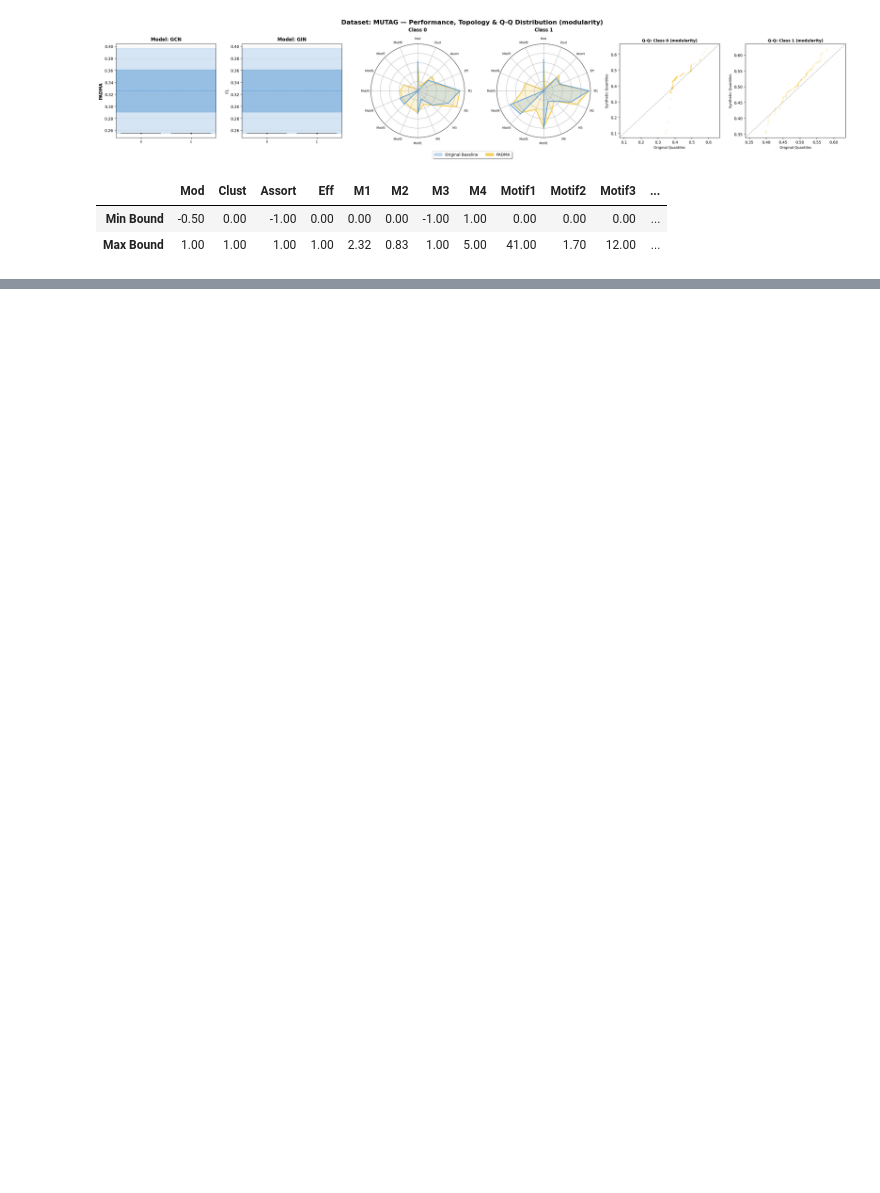
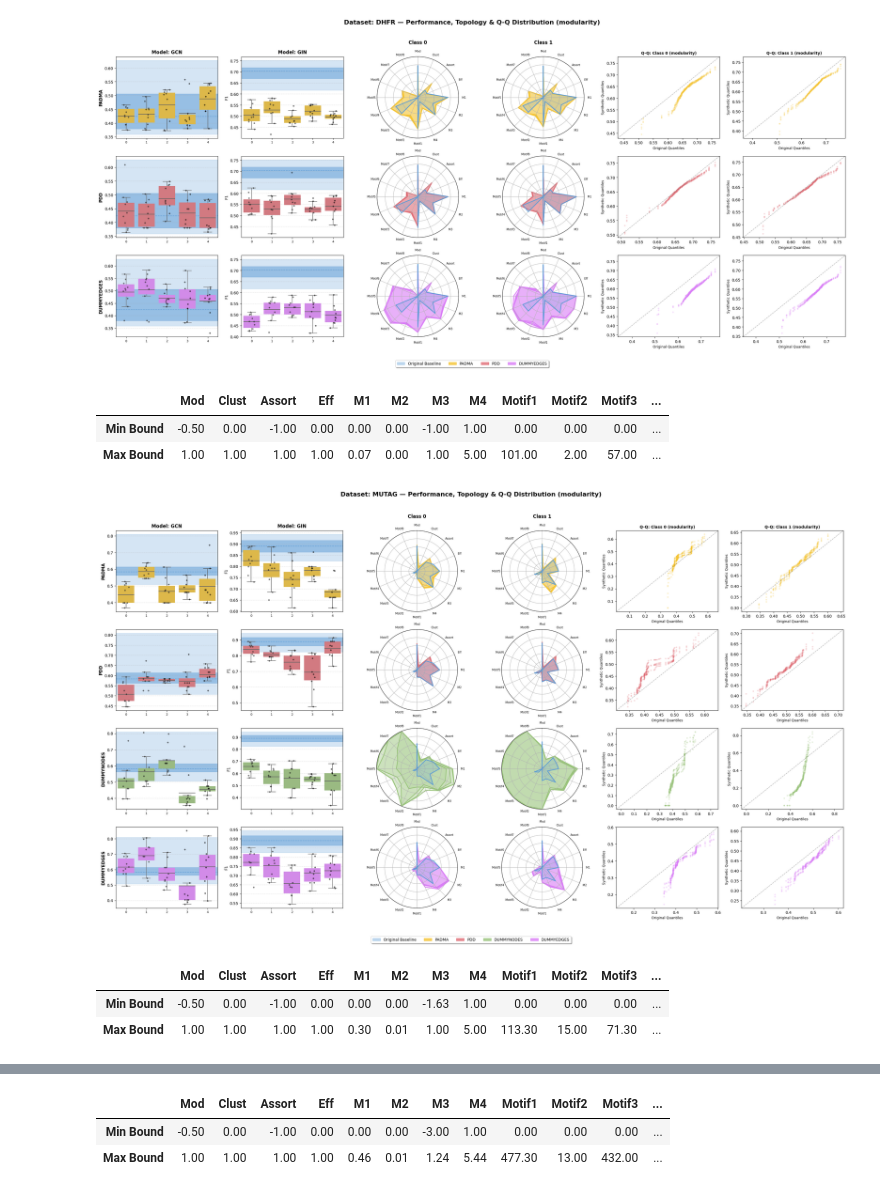
Before and after one commit to Andre1372/syn_bench_gnn, a Jupyter notebook: notebooks/gnn_result_analysis.ipynb, the cells around one changed output, grey strips where cells are left out. Saved outputs shown, nothing was run; the diff lists cells and outputs as text; code cells hidden in the pictures; blank space fills up the shorter version.

Commit message:
Corrected generation process for dummy generators and the training process to get higher performance in original datasets

```diff
--- a/notebooks/gnn_result_analysis.ipynb
+++ b/notebooks/gnn_result_analysis.ipynb
@@ -18,9 +18,9 @@ if str(PROJECT_ROOT) not in sys.path:
 from notebooks.visualization_utils import add_baseline_guide, plot_performance_distribution
 # %%
 RESULTS_DIR = PROJECT_ROOT / "results"
-DATASET_NAMES = ["MUTAG", "PROTEINS", "IMDB-BINARY"]
-BASE_METHOD_ORDER = ["padma", "pdd", "dummy_nodes", "dummy_edges"]
-PALETTE = {"original": "#5B9BD5", "padma": "#F5C431", "dummy_nodes": "#E06C75", "pdd": "#98C379", "dummy_edges": "#DA7CF7"}
+DATASET_NAMES = ["DHFR", "MUTAG", "PROTEINS", "IMDB-BINARY", "DD"]
+BASE_METHOD_ORDER = ["padma", "pdd", "dummyNodes", "dummyEdges"]
+PALETTE = {"original": "#5B9BD5", "padma": "#F5C431", "pdd": "#E06C75", "dummyNodes": "#98C379", "dummyEdges": "#DA7CF7"}
 
 def load_experiment_data() -> Tuple[pd.DataFrame, pd.DataFrame]:
     """Loads and preprocesses main GNN evaluation data and per-graph statistics."""
@@ -68,3 +68,7 @@ MODELS = sorted(df_raw["model"].unique().tolist())
 filtered_src = df_raw[df_raw["source_base"] != "original"].sort_values("source_base")
 METHODS_PER_DATASET = filtered_src.groupby("dataset", observed=True)["source_base"].unique().apply(list).to_dict()
 DATASETS = [d for d in DATASET_NAMES if d in df_raw["dataset"].unique()]
+
+for d in DATASETS:
+    print(d)
+    print(METHODS_PER_DATASET[d])
@@ -105,7 +118,7 @@ def compute_radar_bounds(df_pg_ds: pd.DataFrame, avg_v: float, avg_e: float) ->
 
     return bounds
 
-def plot_performance_trajectory(df: pd.DataFrame, df_pg: pd.DataFrame, dataset: str, qq_metric: str = "modularity", variants_idx: list[int] | None = None) -> None:
+def plot_performance_trajectory(df: pd.DataFrame, df_pg: pd.DataFrame, dataset: str, qq_metric: str = "modularity", variants_idx: list[int] | None = None, analyze_motifs: bool = True) -> None:
     """Plots GNN performance trajectories, topological radar profiles, and Q-Q plots"""
     if df_pg.empty: raise ValueError("Per-graph statistics DataFrame (df_pg) is empty.")
     if qq_metric not in df_pg.columns: raise ValueError(f"Metric '{qq_metric}' not found in df_pg columns.")
@@ -117,7 +130,10 @@ def plot_performance_trajectory(df: pd.DataFrame, df_pg: pd.DataFrame, dataset:
     if df_dataset.empty or df_pg_ds.empty or not methods: return
 
     # 1. Prepare Radar Data (Aggregation & Theoretical/Global Scaling)
-    all_metrics = ["modularity", "clustering", "assortativity", "efficiency"] + [f"deg_moment_{i}" for i in range(1, 5)] + [f"motif_count_{i}" for i in range(1, 9)]
+    topo_metrics = ["modularity", "clustering", "assortativity", "efficiency"]
+    moment_metrics = [f"deg_moment_{i}" for i in range(1, 5)]
+    motif_metrics = [f"motif_count_{i}" for i in range(1, 9)] if analyze_motifs else []
+    all_metrics = topo_metrics + moment_metrics + motif_metrics
 
     # Aggregate raw metrics by (method, variant, label) using the mean.
     df_agg_raw = df_pg_ds.groupby(["source_base", "source", "label"], observed=True)[all_metrics].mean().reset_index()
@@ -151,7 +167,9 @@ def plot_performance_trajectory(df: pd.DataFrame, df_pg: pd.DataFrame, dataset:
 
     angles = np.linspace(0, 2 * np.pi, len(all_metrics), endpoint=False).tolist()
     angles += angles[:1]
-    metric_labels = ["Mod", "Clust", "Assort", "Eff"] + [f"M{i}" for i in range(1, 5)] + [f"Motif{i}" for i in range(1, 9)]
+    metric_labels = ["Mod", "Clust", "Assort", "Eff"] + [f"M{i}" for i in range(1, 5)]
+    if analyze_motifs:
+        metric_labels += [f"Motif{i}" for i in range(1, 9)]
 
     # Q-Q Shared Quantiles
     quantiles = np.linspace(0, 1, 100)
@@ -260,17 +278,18 @@ def plot_performance_trajectory(df: pd.DataFrame, df_pg: pd.DataFrame, dataset:
     # Simplify column names for the table display to match Radar labels
     clean_cols = {"modularity": "Mod", "clustering": "Clust", "assortativity": "Assort", "efficiency": "Eff"}
     clean_cols.update({f"deg_moment_{i}": f"M{i}" for i in range(1, 5)})
-    clean_cols.update({f"motif_count_{i}": f"Motif{i}" for i in range(1, 9)})
+    if analyze_motifs:
+        clean_cols.update({f"motif_count_{i}": f"Motif{i}" for i in range(1, 9)})
     display(df_bounds.rename(columns=clean_cols))
 
-def display_detailed_statistics_table(df_pg: pd.DataFrame, dataset: str) -> None:
+def display_detailed_statistics_table(df_pg: pd.DataFrame, dataset: str, analyze_motifs: bool = True) -> None:
     df_pg_ds = df_pg[df_pg["dataset"] == dataset].copy()
     if df_pg_ds.empty: return
 
     acc_cols = [c for c in df_pg_ds.columns if c.startswith("mean_acc_")]
     topo_cols = [c for c in df_pg_ds.columns if c in ["modularity", "clustering", "assortativity", "efficiency"]]
     moment_cols = [c for c in df_pg_ds.columns if c.startswith("deg_moment_")]
-    motif_cols = [c for c in df_pg_ds.columns if c.startswith("motif_count_")]
+    motif_cols = [c for c in df_pg_ds.columns if c.startswith("motif_count_")] if analyze_motifs else []
     all_metrics = acc_cols + topo_cols + moment_cols + motif_cols
 
     # Group by source, split, AND label (class)
@@ -311,39 +330,44 @@ def display_detailed_statistics_table(df_pg: pd.DataFrame, dataset: str) -> None
     row_idx = [(s, sp) for s in srcs for sp in splits if (s, sp) in df_table.index]
     df_final = df_table.reindex(pd.MultiIndex.from_tuples(row_idx, names=["Method", "Split"]))
 
-    cat_order = ["Accuracy", "Topology", "Moments", "Motifs"]
+    cat_order = ["Accuracy", "Topology", "Moments"]
+    if analyze_motifs: cat_order.append("Motifs")
     # Sort columns: Category -> Metric -> Class
     sorted_cols = sorted(df_final.columns, key=lambda x: (cat_order.index(x[0]), x[1], x[2]))
     df_final = df_final[sorted_cols]
 
     def _styler(styler):
         idx_col = 0
         for cat in cat_order:
             if cat in df_final.columns.levels[0]:
                 n = len(df_final[cat].columns)
                 if idx_col > 0: styler.set_table_styles([{"selector": f".col{idx_col}", "props": [("border-left", "2px solid #969696")]}], overwrite=False)
                 idx_col += n
 
         methods = df_final.index.get_level_values("Method")
         for i in range(1, len(df_final)):
             if methods[i] != methods[i-1]:
                 styler.set_table_styles([{"selector": f"tbody tr:nth-child({i+1})", "props": [("border-top", "2px solid #969696")]}], overwrite=False)
 
         styler.format("{:.3f}")
         styler.set_table_styles([
             {"selector": "th", "props": [("text-align", "center"), ("font-size", "10px")]},
             {"selector": "td", "props": [("text-align", "center"), ("font-size", "10px"), ("white-space", "nowrap")]}
         ], overwrite=False)
         styler.apply(lambda col: ["font-weight: bold" if methods[i] == "original" else "" for i in range(len(col))], axis=0)
         return styler
 
     display(_styler(df_final.style))
 
 for ds in DATASETS:
-    plot_performance_trajectory(df_raw, df_pg_raw, ds, qq_metric="modularity", variants_idx=[1, 2, 3, 4, 5])
-    # display_detailed_statistics_table(df_pg_raw, ds)
+    plot_performance_trajectory(df_raw, df_pg_raw, ds, qq_metric="modularity", variants_idx=[1, 2, 3, 4, 5], analyze_motifs=True)
+    # display_detailed_statistics_table(df_pg_raw, ds, analyze_motifs=True)
 # %% [output]
-[figure, old version]
+[figure, new version]
 |  | Mod | Clust | Assort | Eff | M1 | M2 | M3 | M4 | Motif1 | Motif2 | Motif3 | ... |
 | Min Bound | -0.50 | 0.00 | -1.00 | 0.00 | 0.00 | 0.00 | -1.00 | 1.00 | 0.00 | 0.00 | 0.00 | ... |
-| Max Bound | 1.00 | 1.00 | 1.00 | 1.00 | 2.32 | 0.83 | 1.00 | 5.00 | 41.00 | 1.70 | 12.00 | ... |
+| Max Bound | 1.00 | 1.00 | 1.00 | 1.00 | 0.07 | 0.00 | 1.00 | 5.00 | 101.00 | 2.00 | 57.00 | ... |
+[figure, added]
+|  | Mod | Clust | Assort | Eff | M1 | M2 | M3 | M4 | Motif1 | Motif2 | Motif3 | ... |
+| Min Bound | -0.50 | 0.00 | -1.00 | 0.00 | 0.00 | 0.00 | -1.63 | 1.00 | 0.00 | 0.00 | 0.00 | ... |
+| Max Bound | 1.00 | 1.00 | 1.00 | 1.00 | 0.30 | 0.01 | 1.00 | 5.00 | 113.30 | 15.00 | 71.30 | ... |
@@ -349,0 +375,3 @@ for ds in DATASETS:
+|  | Mod | Clust | Assort | Eff | M1 | M2 | M3 | M4 | Motif1 | Motif2 | Motif3 | ... |
+| Min Bound | -0.50 | 0.00 | -1.00 | 0.00 | 0.00 | 0.00 | -3.00 | 1.00 | 0.00 | 0.00 | 0.00 | ... |
+| Max Bound | 1.00 | 1.00 | 1.00 | 1.00 | 0.46 | 0.01 | 1.24 | 5.44 | 477.30 | 13.00 | 432.00 | ... |
```
Also changed, not shown: parts of 3 cells of this notebook, 4 other files.
